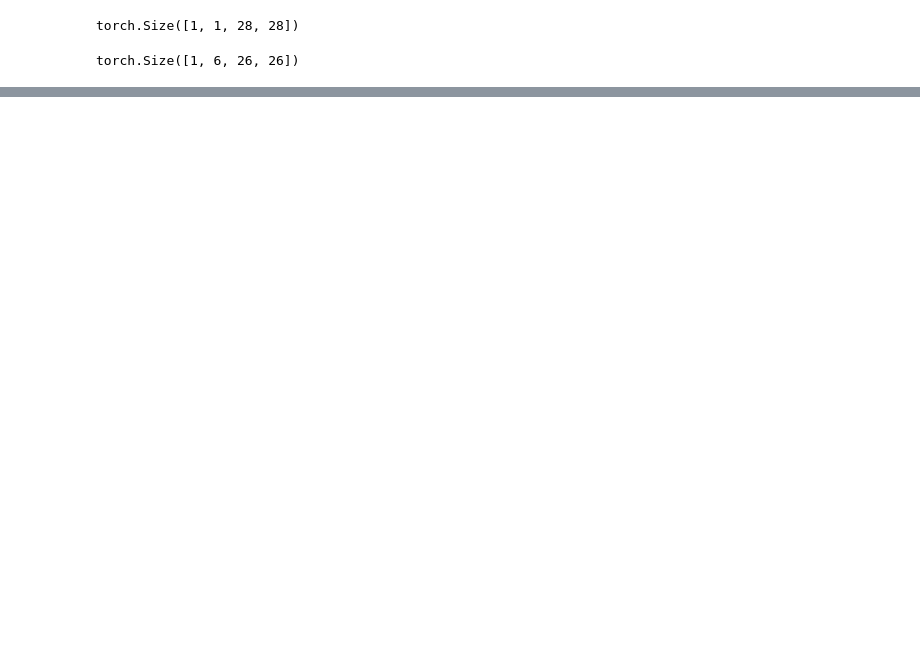
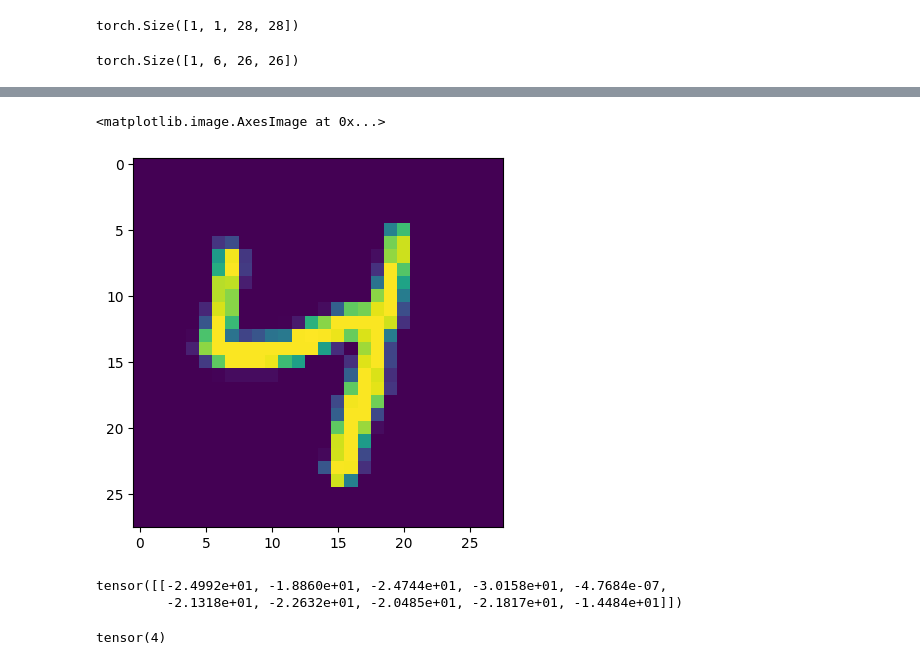
Before and after one commit to moshiurrahman1998/pytorch, a Jupyter notebook: CNN.ipynb, the cells around one changed output, grey strips where cells are left out. Cells and saved outputs as stored; diff of their text form; code cells hidden in the pictures; blank space fills up the shorter version.

```diff
--- a/CNN.ipynb
+++ b/CNN.ipynb
@@ -68,0 +333,5 @@ torch.Size([1, 6, 26, 26])
+# %%
+plt.imshow(test_data[1978][0].reshape(28,28))
+# %% [output]
+<matplotlib.image.AxesImage at 0x...>
+[figure, added]
@@ -68,0 +343,9 @@ torch.Size([1, 6, 26, 26])
+# %%
+new_prediction
+# %% [output]
+tensor([[-2.4992e+01, -1.8860e+01, -2.4744e+01, -3.0158e+01, -4.7684e-07,
+         -2.1318e+01, -2.2632e+01, -2.0485e+01, -2.1817e+01, -1.4484e+01]])
+# %%
+new_prediction.argmax()
+# %% [output]
+tensor(4)
```
Also changed, not shown: parts of 19 cells of this notebook.
